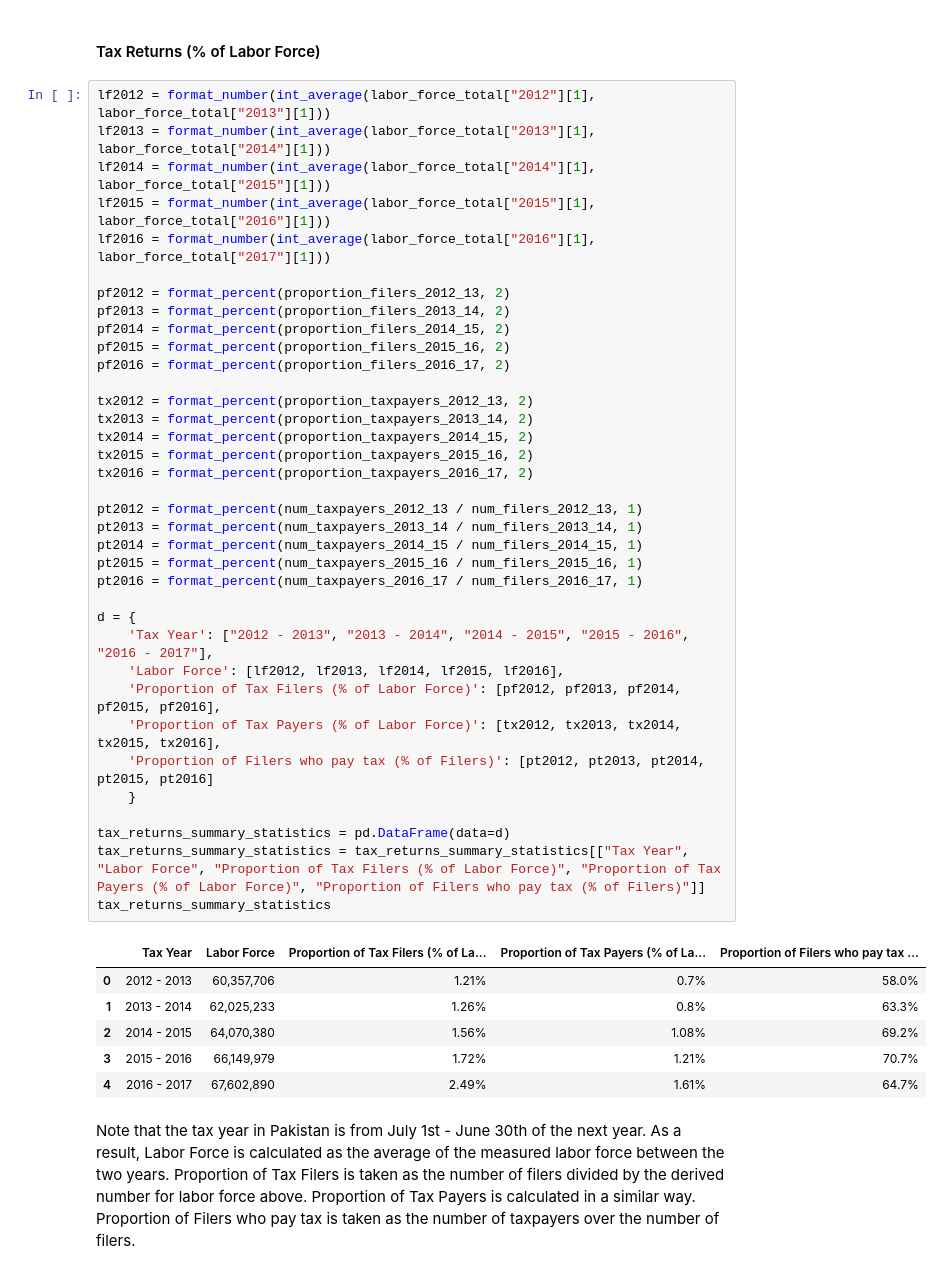
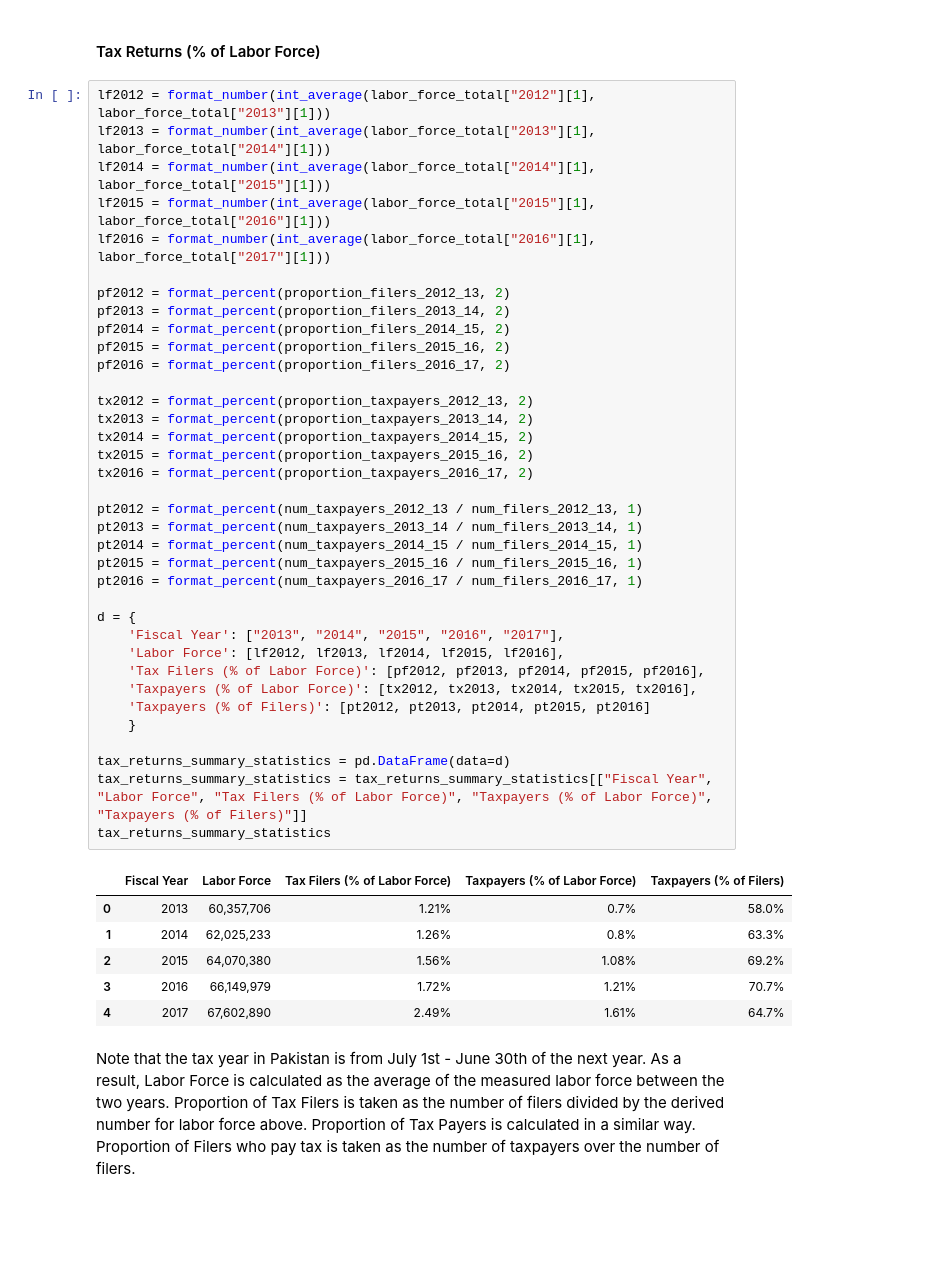
Before and after one commit to ali-aka-ahmed/DistributionalNationalAccounts-Pakistan, a Jupyter notebook: data_files/TaxCalculations.ipynb, the cells around one changed output. Cells and saved outputs as stored; diff of their text form; blank space fills up the shorter version.

```diff
--- a/data_files/TaxCalculations.ipynb
+++ b/data_files/TaxCalculations.ipynb
@@ -767,44 +770,44 @@ lf2012 = format_number(int_average(labor_force_total["2012"][1], labor_force_tot
 lf2013 = format_number(int_average(labor_force_total["2013"][1], labor_force_total["2014"][1]))
 lf2014 = format_number(int_average(labor_force_total["2014"][1], labor_force_total["2015"][1]))
 lf2015 = format_number(int_average(labor_force_total["2015"][1], labor_force_total["2016"][1]))
 lf2016 = format_number(int_average(labor_force_total["2016"][1], labor_force_total["2017"][1]))
 
 pf2012 = format_percent(proportion_filers_2012_13, 2)
 pf2013 = format_percent(proportion_filers_2013_14, 2)
 pf2014 = format_percent(proportion_filers_2014_15, 2)
 pf2015 = format_percent(proportion_filers_2015_16, 2)
 pf2016 = format_percent(proportion_filers_2016_17, 2)
 
 tx2012 = format_percent(proportion_taxpayers_2012_13, 2)
 tx2013 = format_percent(proportion_taxpayers_2013_14, 2)
 tx2014 = format_percent(proportion_taxpayers_2014_15, 2)
 tx2015 = format_percent(proportion_taxpayers_2015_16, 2)
 tx2016 = format_percent(proportion_taxpayers_2016_17, 2)
 
 pt2012 = format_percent(num_taxpayers_2012_13 / num_filers_2012_13, 1)
 pt2013 = format_percent(num_taxpayers_2013_14 / num_filers_2013_14, 1)
 pt2014 = format_percent(num_taxpayers_2014_15 / num_filers_2014_15, 1)
 pt2015 = format_percent(num_taxpayers_2015_16 / num_filers_2015_16, 1)
 pt2016 = format_percent(num_taxpayers_2016_17 / num_filers_2016_17, 1)
 
 d = {
-    'Tax Year': ["2012 - 2013", "2013 - 2014", "2014 - 2015", "2015 - 2016", "2016 - 2017"],
+    'Fiscal Year': ["2013", "2014", "2015", "2016", "2017"],
     'Labor Force': [lf2012, lf2013, lf2014, lf2015, lf2016],
-    'Proportion of Tax Filers (% of Labor Force)': [pf2012, pf2013, pf2014, pf2015, pf2016],
-    'Proportion of Tax Payers (% of Labor Force)': [tx2012, tx2013, tx2014, tx2015, tx2016],
-    'Proportion of Filers who pay tax (% of Filers)': [pt2012, pt2013, pt2014, pt2015, pt2016]
+    'Tax Filers (% of Labor Force)': [pf2012, pf2013, pf2014, pf2015, pf2016],
+    'Taxpayers (% of Labor Force)': [tx2012, tx2013, tx2014, tx2015, tx2016],
+    'Taxpayers (% of Filers)': [pt2012, pt2013, pt2014, pt2015, pt2016]
     }
 
 tax_returns_summary_statistics = pd.DataFrame(data=d)
-tax_returns_summary_statistics = tax_returns_summary_statistics[["Tax Year", "Labor Force", "Proportion of Tax Filers (% of Labor Force)", "Proportion of Tax Payers (% of Labor Force)", "Proportion of Filers who pay tax (% of Filers)"]]
+tax_returns_summary_statistics = tax_returns_summary_statistics[["Fiscal Year", "Labor Force", "Tax Filers (% of Labor Force)", "Taxpayers (% of Labor Force)", "Taxpayers (% of Filers)"]]
 tax_returns_summary_statistics
 # %% [output]
-|  | Tax Year | Labor Force | Proportion of Tax Filers (% of La... | Proportion of Tax Payers (% of La... | Proportion of Filers who pay tax ... |
-| 0 | 2012 - 2013 | 60,357,706 | 1.21% | 0.7% | 58.0% |
-| 1 | 2013 - 2014 | 62,025,233 | 1.26% | 0.8% | 63.3% |
-| 2 | 2014 - 2015 | 64,070,380 | 1.56% | 1.08% | 69.2% |
-| 3 | 2015 - 2016 | 66,149,979 | 1.72% | 1.21% | 70.7% |
-| 4 | 2016 - 2017 | 67,602,890 | 2.49% | 1.61% | 64.7% |
+|  | Fiscal Year | Labor Force | Tax Filers (% of Labor Force) | Taxpayers (% of Labor Force) | Taxpayers (% of Filers) |
+| 0 | 2013 | 60,357,706 | 1.21% | 0.7% | 58.0% |
+| 1 | 2014 | 62,025,233 | 1.26% | 0.8% | 63.3% |
+| 2 | 2015 | 64,070,380 | 1.56% | 1.08% | 69.2% |
+| 3 | 2016 | 66,149,979 | 1.72% | 1.21% | 70.7% |
+| 4 | 2017 | 67,602,890 | 2.49% | 1.61% | 64.7% |
 # %% [markdown]
 Note that the tax year in Pakistan is from July 1st - June 30th of the next year.
 As a result, Labor Force is calculated as the average of the measured labor force between the two years.
```
Also changed, not shown: parts of 9 cells of this notebook, 36 other files.
